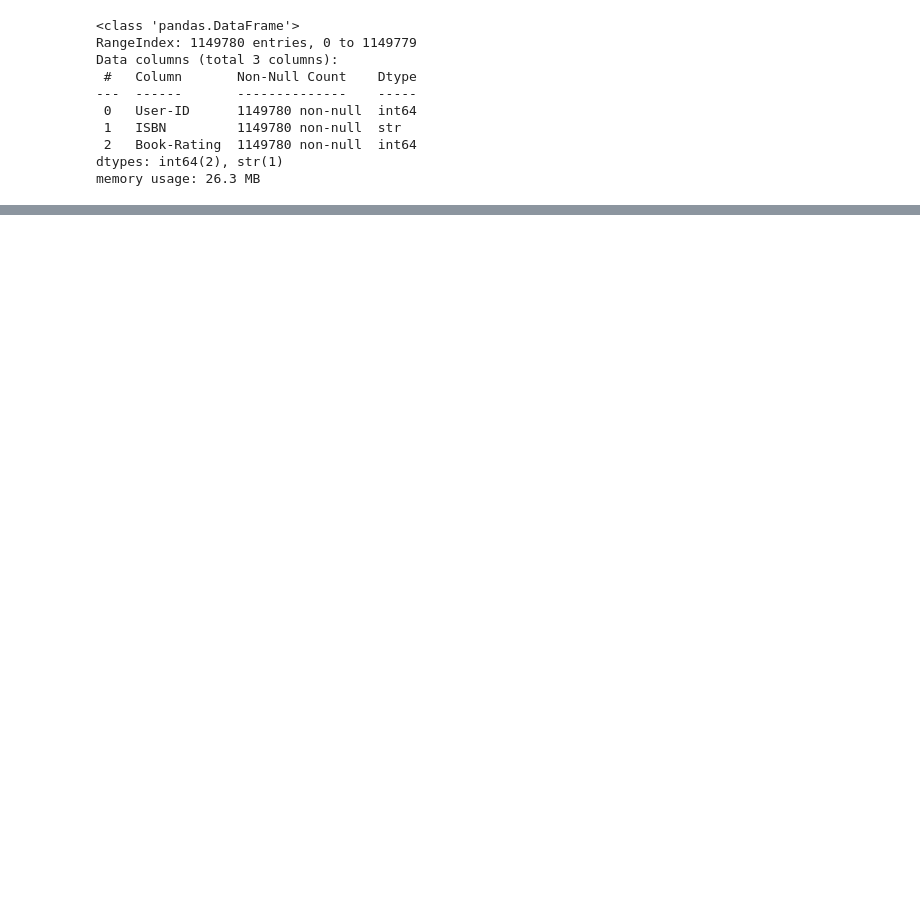
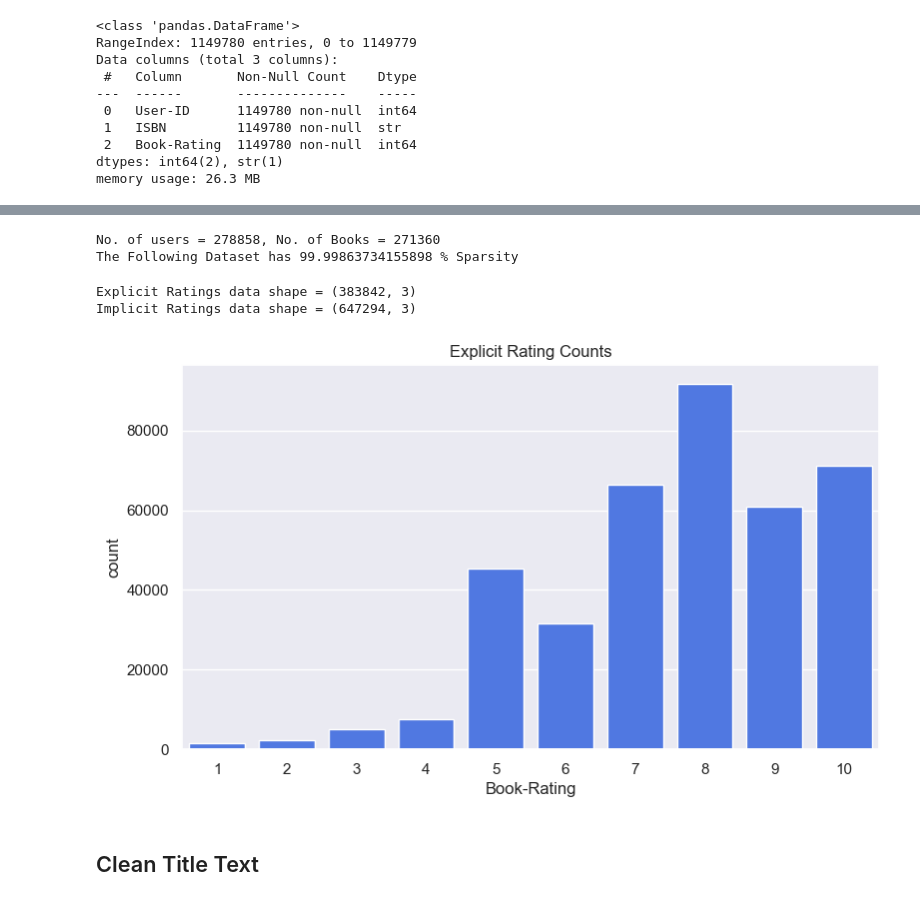
Before and after one commit to surjdev/SEAI_project, a Jupyter notebook: Others/EDA.ipynb, the cells around one changed output, grey strips where cells are left out. Cells and saved outputs as stored; diff of their text form; code cells hidden in the pictures; blank space fills up the shorter version.

```diff
--- a/Others/EDA.ipynb
+++ b/Others/EDA.ipynb
@@ -176 +250,4 @@ np.int64(110762)
+# %%
+user_df['Age'] = user_df['Age'].fillna(user_df['Age'].mean())
+user_df['Age'] = user_df['Age'].astype(np.int64)
 # %% [markdown]
@@ -281,0 +278,3 @@ Name: count, Length: 2704, dtype: int64
+# %%
+ratings_new = ratings_df[ratings_df['ISBN'].isin(books['ISBN'])]
+ratings_new
@@ -281,0 +295,3 @@ Name: count, Length: 2704, dtype: int64
+# %%
+ratings_new = ratings_new[ratings_new['User-ID'].isin(user_df['User-ID'])]
+ratings_new
@@ -281,0 +312,21 @@ Name: count, Length: 2704, dtype: int64
+# %%
+sparsity = 1 - (len(ratings_new)/(n_users*n_books))
+print("No. of users = " + str(n_users) + ", No. of Books = " + str(n_books) + "\nThe Following Dataset has " + str(sparsity*100) + " % Sparsity")
+# %% [output]
+No. of users = 278858, No. of Books = 271360
+The Following Dataset has 99.99863734155898 % Sparsity
+# %%
+rating_explicit = ratings_new.loc[ratings_new['Book-Rating'] != 0, :]
+rating_implicit = ratings_new.loc[ratings_new['Book-Rating'] == 0, :]
+print("Explicit Ratings data shape = " + str(rating_explicit.shape) + "\nImplicit Ratings data shape = " + str(rating_implicit.shape))
+# %% [output]
+Explicit Ratings data shape = (383842, 3)
+Implicit Ratings data shape = (647294, 3)
+# %%
+plt.figure(figsize=(9, 5))
+plt.title('Explicit Rating Counts')
+sns.countplot(x = 'Book-Rating', data = rating_explicit);
+# %% [output]
+[figure, added]
+# %% [markdown]
+## Clean Title Text
```
Also changed, not shown: parts of 103 cells of this notebook.
